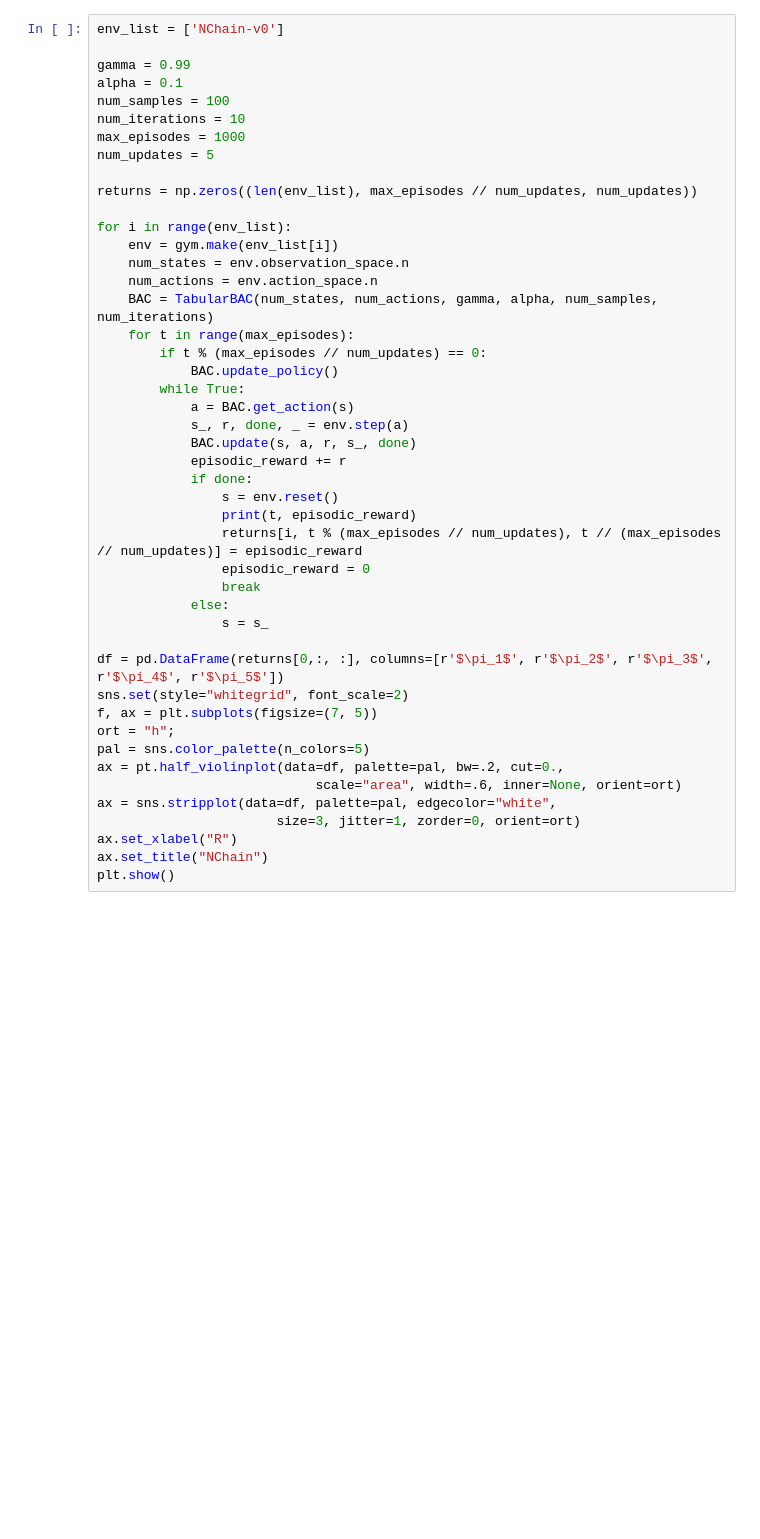
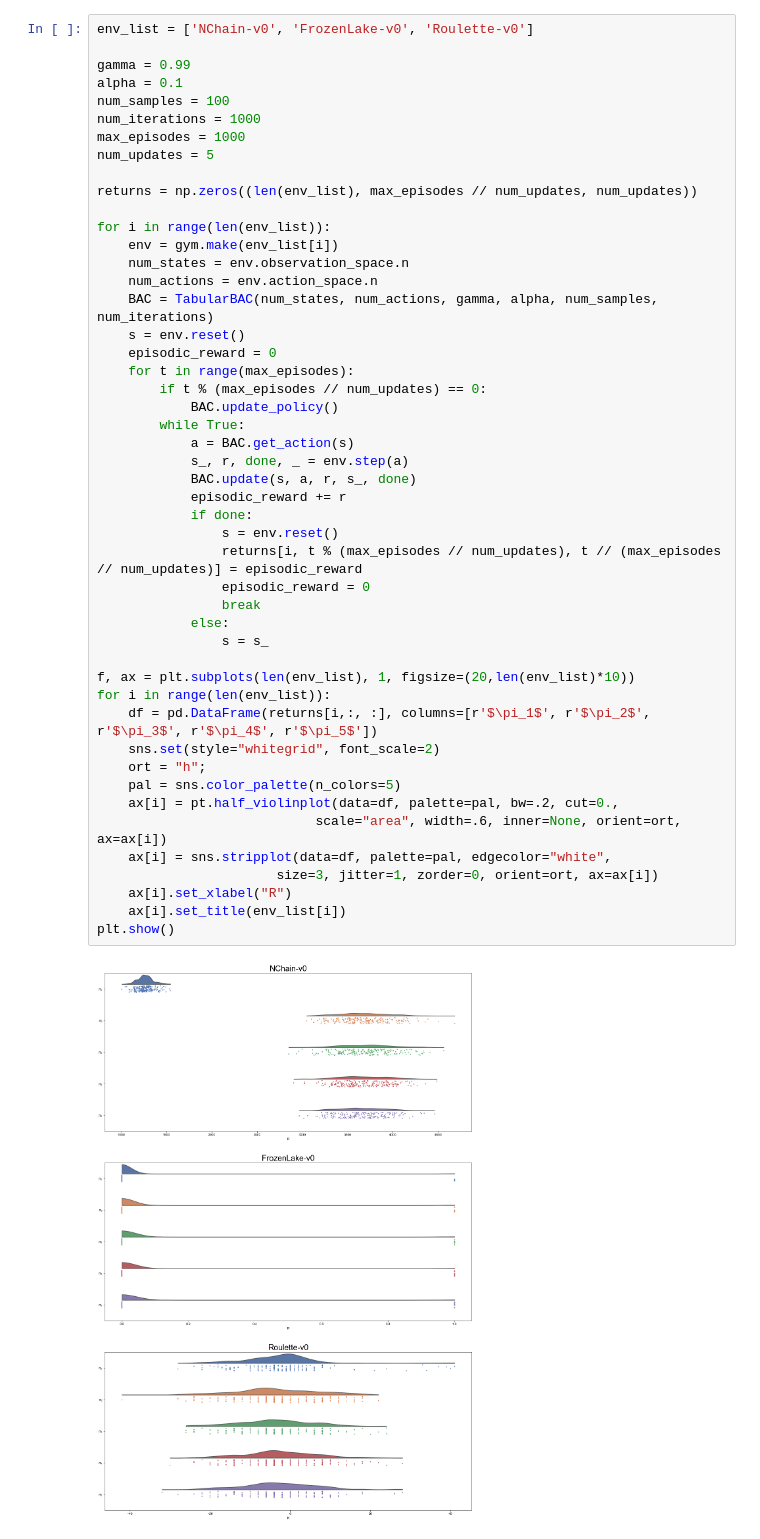
Before and after one commit to hannese/exviz, a Jupyter notebook: rldm/bac/BAC.ipynb, the cells around one changed output. Saved outputs shown, nothing was run; the diff lists cells and outputs as text; blank space fills up the shorter version.

```diff
--- a/rldm/bac/BAC.ipynb
+++ b/rldm/bac/BAC.ipynb
@@ -9,46 +10,50 @@ import pandas as pd
 # %%
-env_list = ['NChain-v0']
+env_list = ['NChain-v0', 'FrozenLake-v0', 'Roulette-v0']
 
 gamma = 0.99
 alpha = 0.1
 num_samples = 100
-num_iterations = 10
+num_iterations = 1000
 max_episodes = 1000
 num_updates = 5
 
 returns = np.zeros((len(env_list), max_episodes // num_updates, num_updates))
 
-for i in range(env_list):
+for i in range(len(env_list)):
     env = gym.make(env_list[i])
     num_states = env.observation_space.n
     num_actions = env.action_space.n
     BAC = TabularBAC(num_states, num_actions, gamma, alpha, num_samples, num_iterations)
+    s = env.reset()
+    episodic_reward = 0
     for t in range(max_episodes):
         if t % (max_episodes // num_updates) == 0:
             BAC.update_policy()
         while True:
             a = BAC.get_action(s)
             s_, r, done, _ = env.step(a)
             BAC.update(s, a, r, s_, done)
             episodic_reward += r
             if done:
                 s = env.reset()
-                print(t, episodic_reward)
                 returns[i, t % (max_episodes // num_updates), t // (max_episodes // num_updates)] = episodic_reward
                 episodic_reward = 0
                 break
             else:
                 s = s_
 
-df = pd.DataFrame(returns[0,:, :], columns=[r'$\pi_1$', r'$\pi_2$', r'$\pi_3$', r'$\pi_4$', r'$\pi_5$'])
-sns.set(style="whitegrid", font_scale=2)
-f, ax = plt.subplots(figsize=(7, 5))
-ort = "h";
-pal = sns.color_palette(n_colors=5)
-ax = pt.half_violinplot(data=df, palette=pal, bw=.2, cut=0.,
-                            scale="area", width=.6, inner=None, orient=ort)
-ax = sns.stripplot(data=df, palette=pal, edgecolor="white",
-                       size=3, jitter=1, zorder=0, orient=ort)
-ax.set_xlabel("R")
-ax.set_title("NChain")
+f, ax = plt.subplots(len(env_list), 1, figsize=(20,len(env_list)*10))
+for i in range(len(env_list)):
+    df = pd.DataFrame(returns[i,:, :], columns=[r'$\pi_1$', r'$\pi_2$', r'$\pi_3$', r'$\pi_4$', r'$\pi_5$'])
+    sns.set(style="whitegrid", font_scale=2)
+    ort = "h";
+    pal = sns.color_palette(n_colors=5)
+    ax[i] = pt.half_violinplot(data=df, palette=pal, bw=.2, cut=0.,
+                            scale="area", width=.6, inner=None, orient=ort, ax=ax[i])
+    ax[i] = sns.stripplot(data=df, palette=pal, edgecolor="white",
+                       size=3, jitter=1, zorder=0, orient=ort, ax=ax[i])
+    ax[i].set_xlabel("R")
+    ax[i].set_title(env_list[i])
 plt.show()
+# %% [output]
+[figure, added]
```
Also changed, not shown: parts of 1 cell of this notebook.
